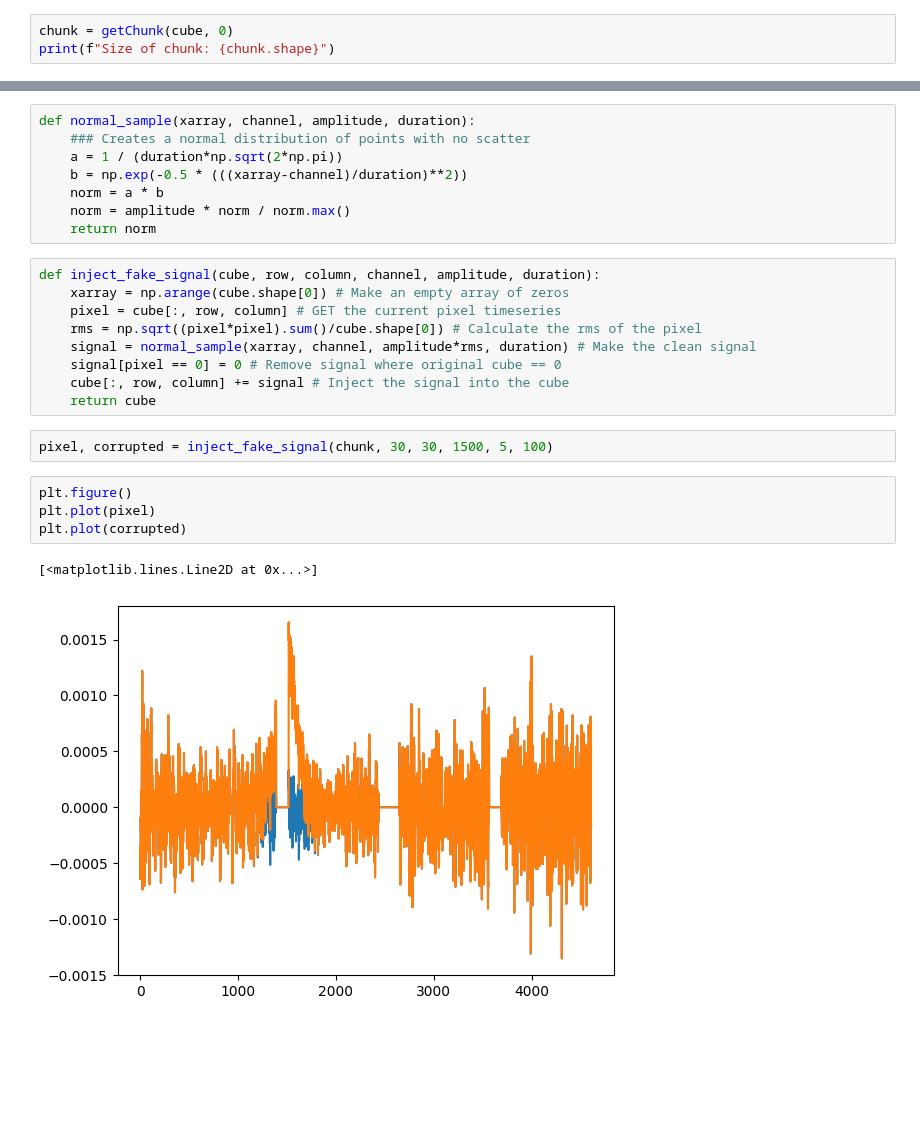
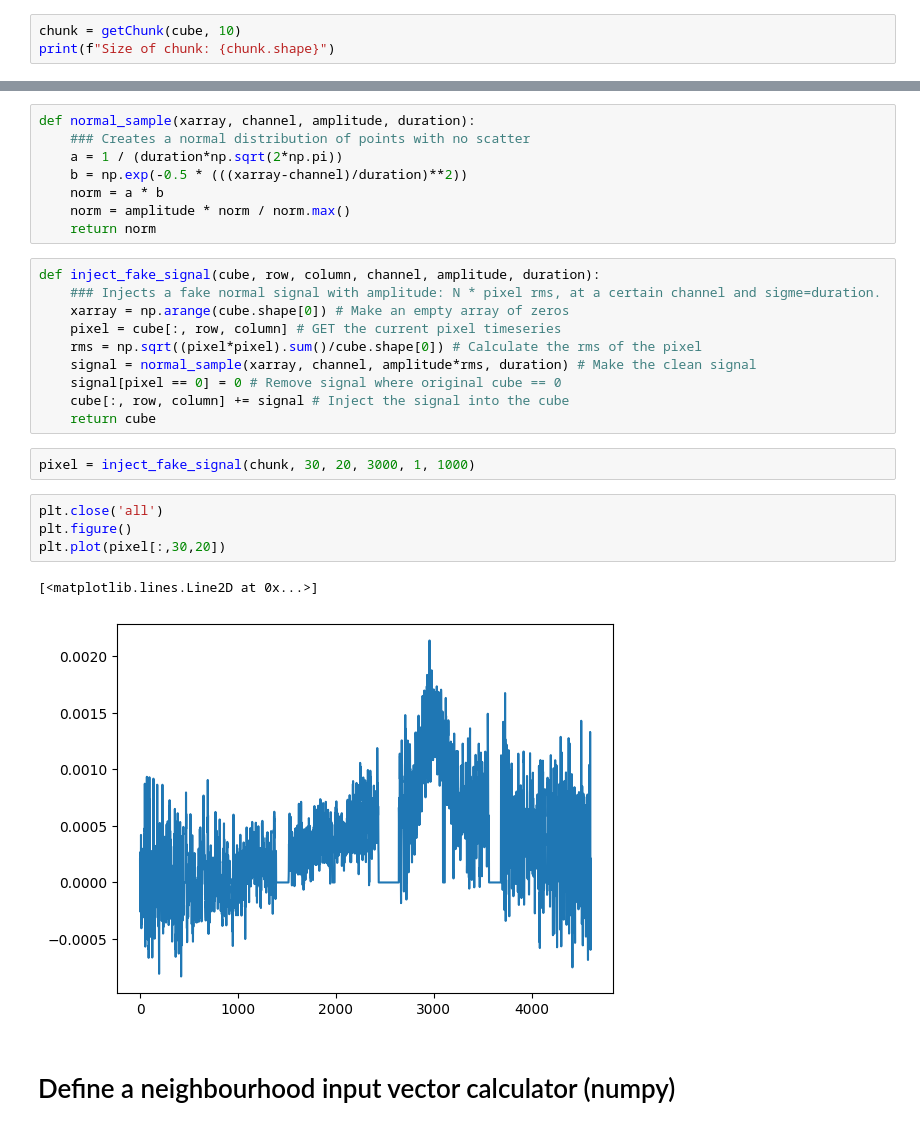
Before and after one commit to SpaceMeerkat/traident, a Jupyter notebook: training/preprocessing.ipynb, the cells around one changed output, grey strips where cells are left out. Drawn from its saved outputs; the diff is of its cells as text; blank space fills up the shorter version.

```diff
--- a/training/preprocessing.ipynb
+++ b/training/preprocessing.ipynb
@@ -31,7 +29,7 @@ def getChunk(dataset, rank, blockSize=64):
     chunk = cube.isel(**{'DEC--SIN': slice(dec[0], dec[1]), 'RA---SIN': slice(ra[0], ra[1])}).data
     return chunk
 # %%
-chunk = getChunk(cube, 0)
+chunk = getChunk(cube, 10)
 print(f"Size of chunk: {chunk.shape}")
 # %% [output]
 Size of chunk: (4608, 64, 64)
@@ -47,6 +45,7 @@ def normal_sample(xarray, channel, amplitude, duration):
     return norm
 # %%
 def inject_fake_signal(cube, row, column, channel, amplitude, duration):
+    ### Injects a fake normal signal with amplitude: N * pixel rms, at a certain channel and sigme=duration.
     xarray = np.arange(cube.shape[0]) # Make an empty array of zeros
     pixel = cube[:, row, column] # GET the current pixel timeseries
     rms = np.sqrt((pixel*pixel).sum()/cube.shape[0]) # Calculate the rms of the pixel
@@ -55,11 +54,13 @@ def inject_fake_signal(cube, row, column, channel, amplitude, duration):
     cube[:, row, column] += signal # Inject the signal into the cube
     return cube
 # %%
-pixel, corrupted = inject_fake_signal(chunk, 30, 30, 1500, 5, 100)
+pixel = inject_fake_signal(chunk, 30, 20, 3000, 1, 1000)
 # %%
+plt.close('all')
 plt.figure()
-plt.plot(pixel)
-plt.plot(corrupted)
+plt.plot(pixel[:,30,20])
 # %% [output]
 [<matplotlib.lines.Line2D at 0x...>]
-[figure, old version]
+[figure, new version]
+# %% [markdown]
+# Define a neighbourhood input vector calculator (numpy)
```
Also changed, not shown: parts of 6 cells of this notebook.
